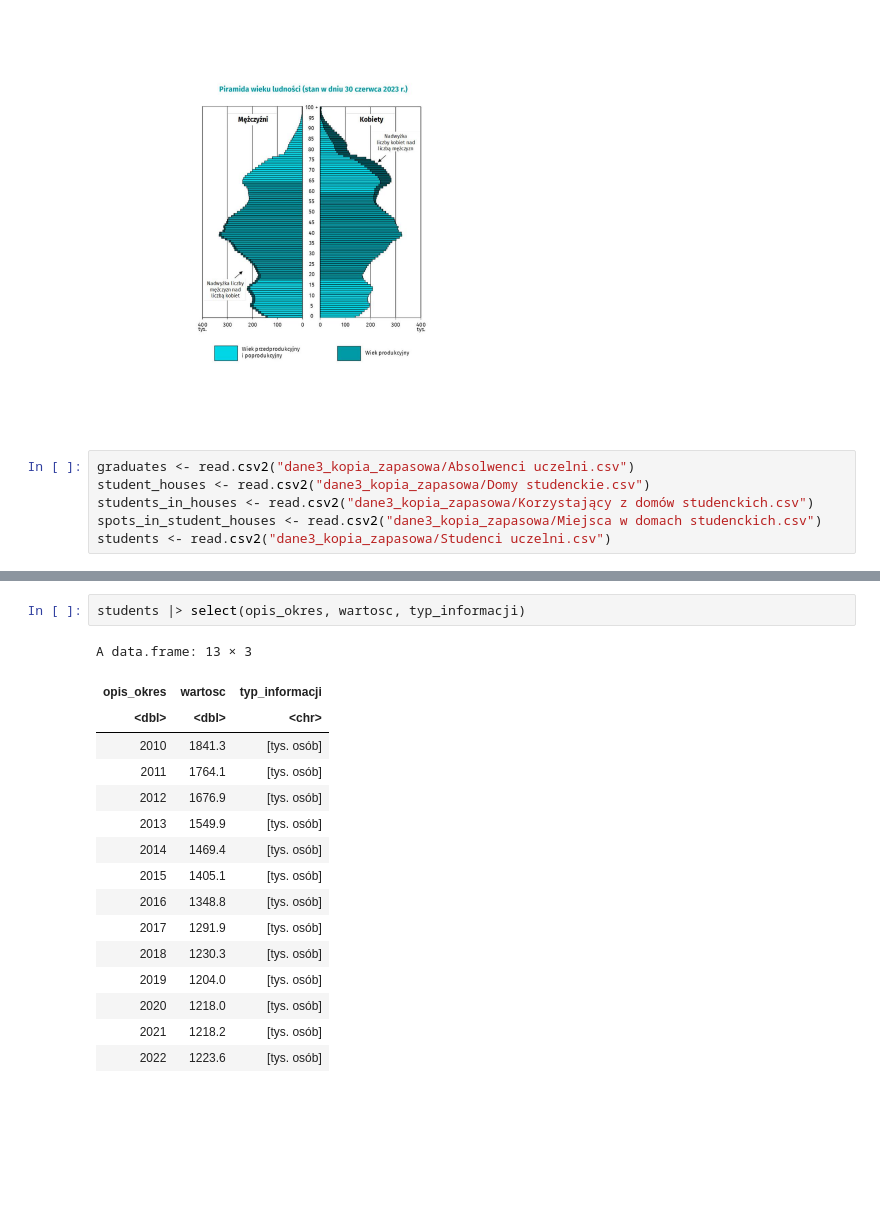
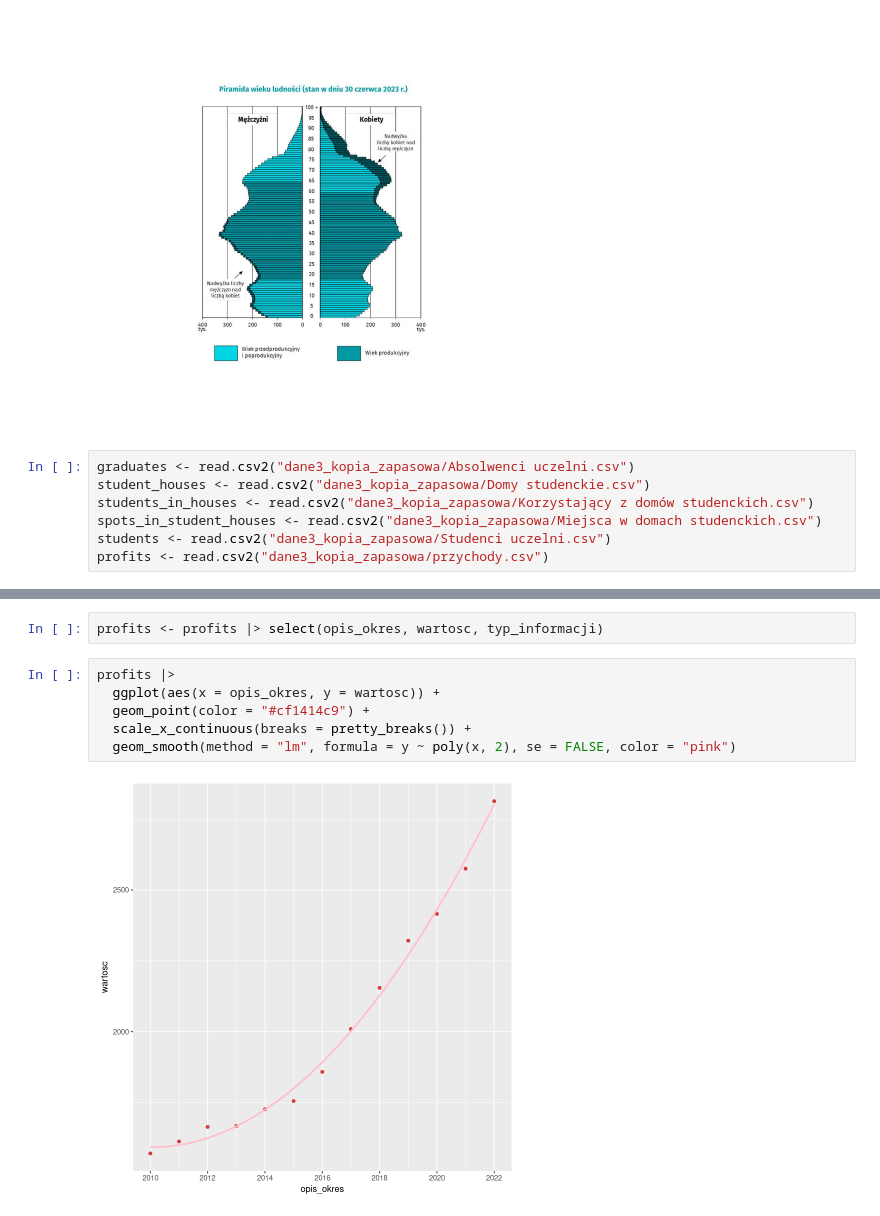
Before and after one commit to JakubDziegielewski/SAD_project_one, a Jupyter notebook: Problem_3/Problem_3.ipynb, the cells around one changed output, grey strips where cells are left out. Drawn from its saved outputs; the diff is of its cells as text; blank space fills up the shorter version.

```diff
--- a/Problem_3/Problem_3.ipynb
+++ b/Problem_3/Problem_3.ipynb
@@ -17,5 +17,6 @@ student_houses <- read.csv2("dane3_kopia_zapasowa/Domy studenckie.csv")
 students_in_houses <- read.csv2("dane3_kopia_zapasowa/Korzystający z domów studenckich.csv")
 spots_in_student_houses <- read.csv2("dane3_kopia_zapasowa/Miejsca w domach studenckich.csv")
 students <- read.csv2("dane3_kopia_zapasowa/Studenci uczelni.csv")
+profits <- read.csv2("dane3_kopia_zapasowa/przychody.csv")
 # %%
 graduates |>
@@ -29,19 +73,10 @@ graduates |>
 # %%
-students |> select(opis_okres, wartosc, typ_informacji)
+profits <- profits |> select(opis_okres, wartosc, typ_informacji)
-# %% [output]
-A data.frame: 13 × 3
-| opis_okres | wartosc | typ_informacji |
-| <dbl> | <dbl> | <chr> |
-| 2010 | 1841.3 | [tys. osób] |
-| 2011 | 1764.1 | [tys. osób] |
-| 2012 | 1676.9 | [tys. osób] |
-| 2013 | 1549.9 | [tys. osób] |
-| 2014 | 1469.4 | [tys. osób] |
-| 2015 | 1405.1 | [tys. osób] |
-| 2016 | 1348.8 | [tys. osób] |
-| 2017 | 1291.9 | [tys. osób] |
-| 2018 | 1230.3 | [tys. osób] |
-| 2019 | 1204.0 | [tys. osób] |
-| 2020 | 1218.0 | [tys. osób] |
-| 2021 | 1218.2 | [tys. osób] |
-| 2022 | 1223.6 | [tys. osób] |
+# %%
+profits |>
+  ggplot(aes(x = opis_okres, y = wartosc)) +
+  geom_point(color = "#cf1414c9") +
+  scale_x_continuous(breaks = pretty_breaks()) +
+  geom_smooth(method = "lm", formula = y ~ poly(x, 2), se = FALSE, color = "pink")
+# %% [output]
+[figure, added]
```
Also changed, not shown: parts of 5 cells of this notebook.
